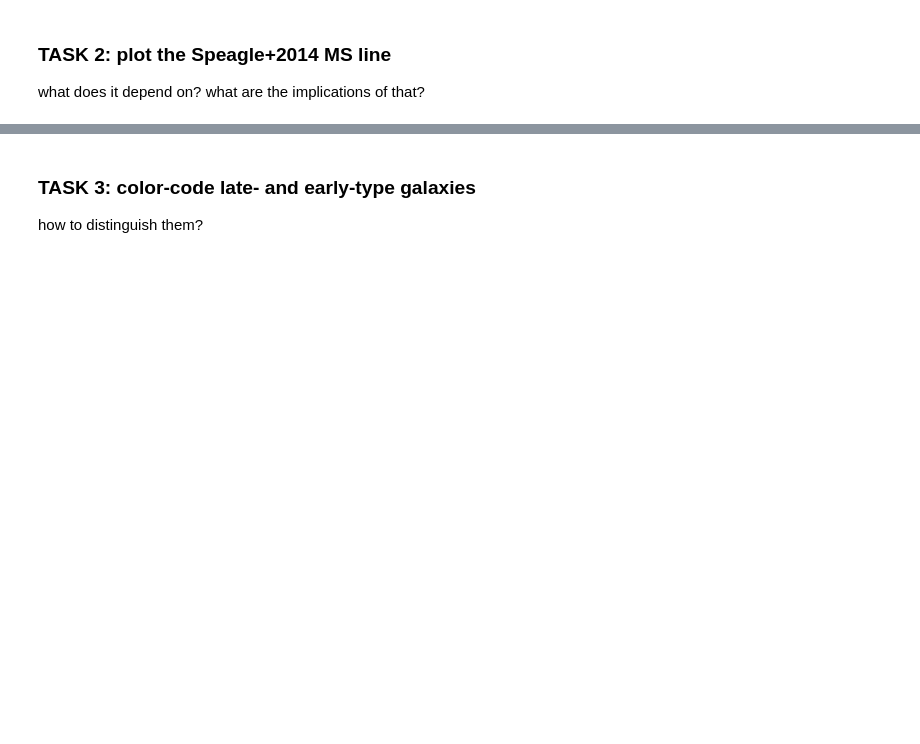
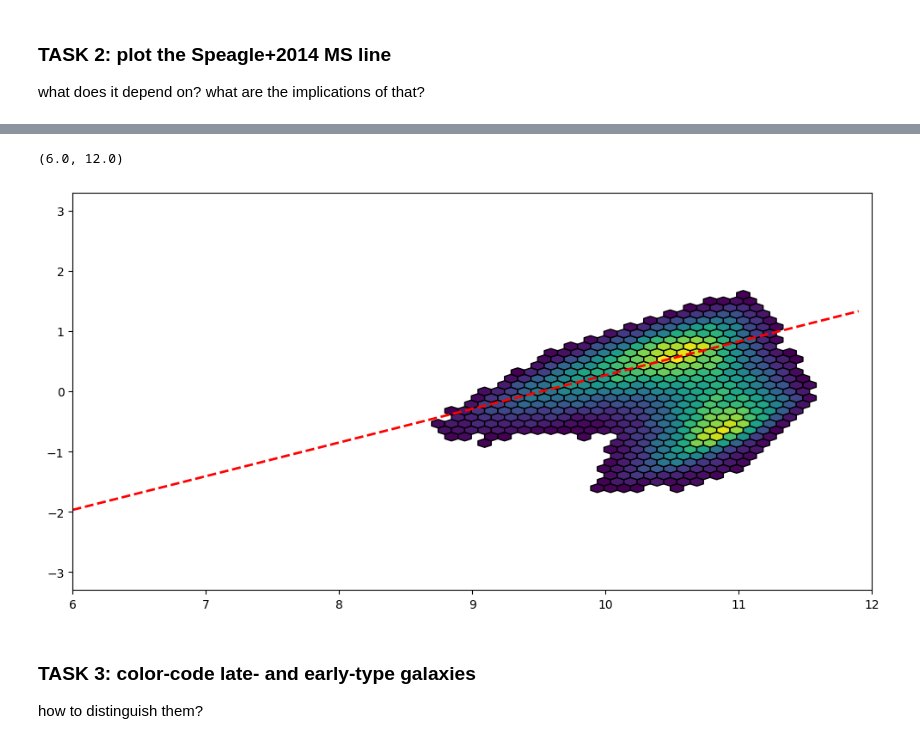
Before and after one commit to ASTR0MNSTR/univ_codes, a Jupyter notebook: 2025_2026/Extragalactic/05a-ms.ipynb, the cells around one changed output, grey strips where cells are left out. Saved outputs shown, nothing was run; the diff lists cells and outputs as text; code cells hidden in the pictures; blank space fills up the shorter version.

```diff
--- a/2025_2026/Extragalactic/05a-ms.ipynb
+++ b/2025_2026/Extragalactic/05a-ms.ipynb
@@ -60,3 +70,18 @@ what does it depend on? what are the implications of that?
+# %%
+def Speagle_2014(stellar_masses):
+    return (0.84 - 0.026*t.value)*stellar_masses - (6.51 - 0.11*t.value)
+
+fig, ax = plt.subplots(1, 1, figsize=(12,  6))
+
+stellar_masses = np.arange(6, 12, 0.1)
+
+ax.hexbin(merged['magphys_mass_stellar_percentile50'], merged['magphys_SFR_0_1Gyr_percentile50'], color='k', gridsize=50, mincnt=100)
+ax.plot(stellar_masses, Speagle_2014(stellar_masses), lw=2.0, ls='--', color='red', label='Speagle+2014, z=0.2224')
+
+ax.set_xlim(6, 12)
+# %% [output]
+(6.0, 12.0)
+[figure, added]
 # %% [markdown]
 ### TASK 3: color-code late- and early-type galaxies
 
```
Also changed, not shown: parts of 7 cells of this notebook.
